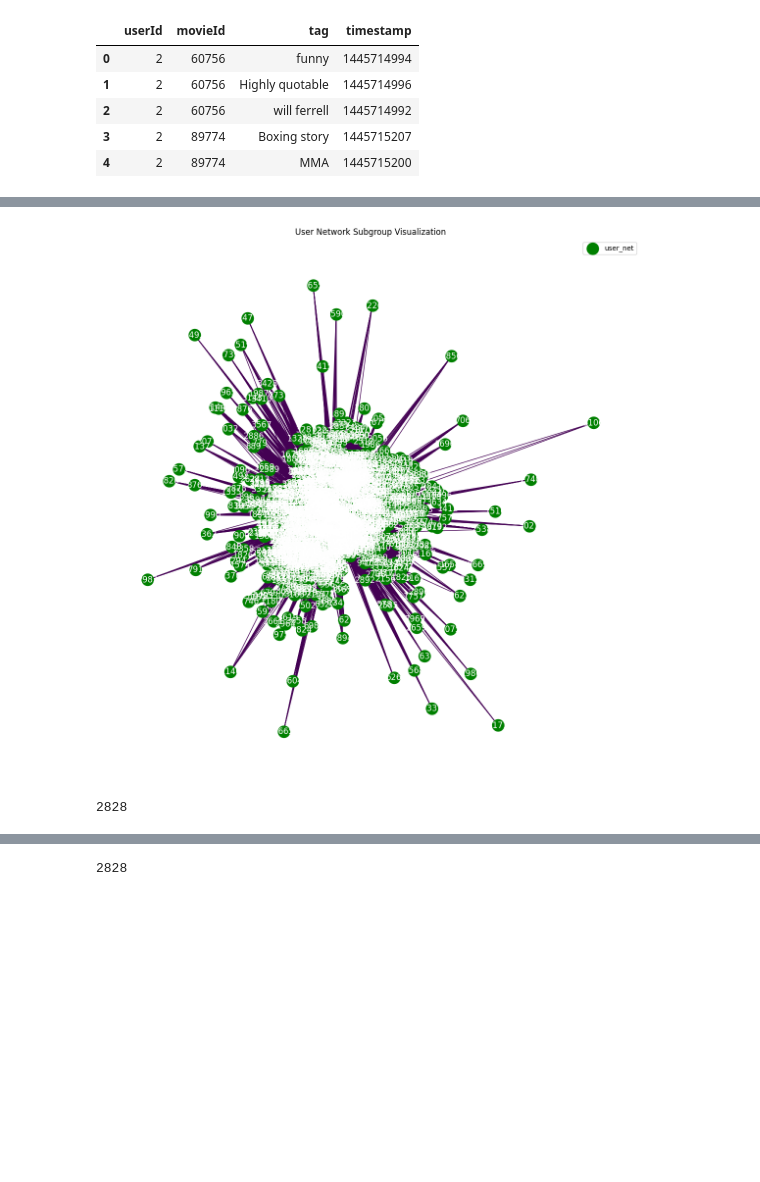
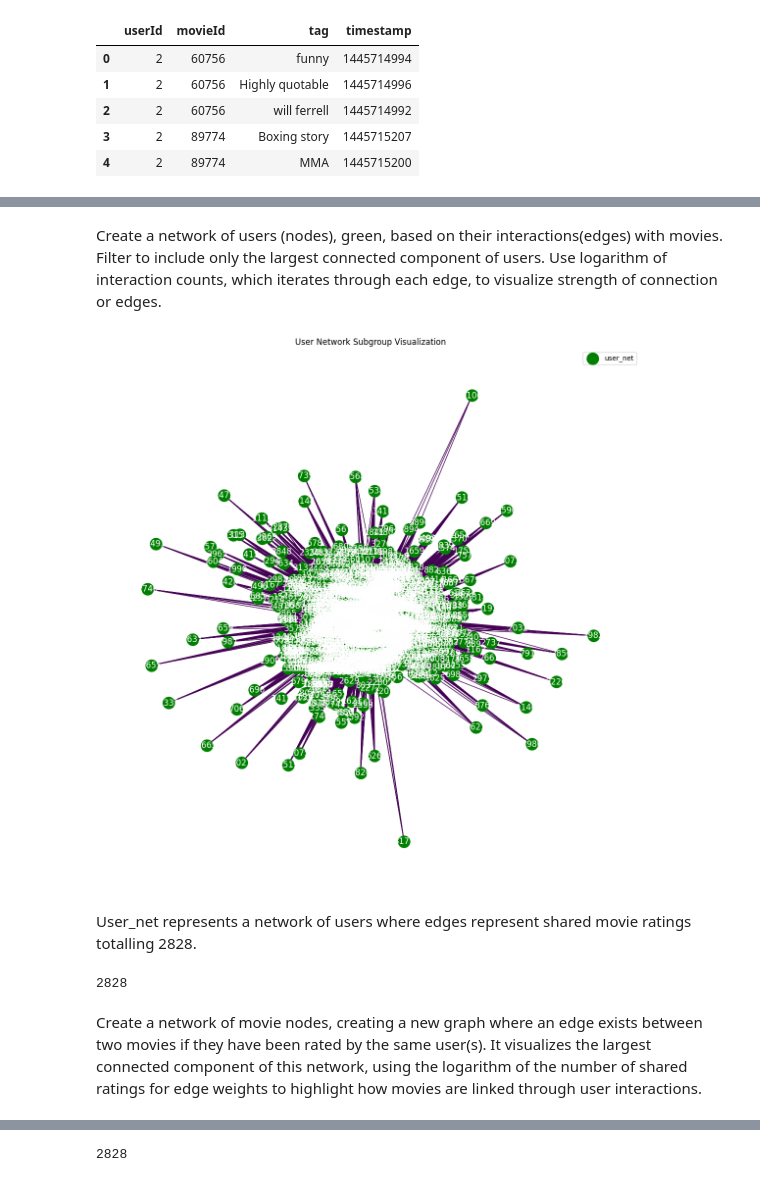
Before and after one commit to suswong/DATA-620, a Jupyter notebook: Project_2_.ipynb, the cells around one changed output, grey strips where cells are left out. Saved outputs shown, nothing was run; the diff lists cells and outputs as text; code cells hidden in the pictures; blank space fills up the shorter version.

```diff
--- a/Project_2_.ipynb
+++ b/Project_2_.ipynb
@@ -80,3 +88,9 @@ df.head()
 | 874 | 1 | 7 | 1 | 4.5 | 1106635946 | 2 | Jumanji (1995) | Adventure|Children|Fantasy | 2 | ... |
 | 1434 | 1 | 15 | 1 | 2.5 | 1510577970 | 2 | Jumanji (1995) | Adventure|Children|Fantasy | 2 | ... |
 | 1667 | 1 | 17 | 1 | 4.5 | 1305696483 | 2 | Jumanji (1995) | Adventure|Children|Fantasy | 2 | ... |
+# %%
+unique_users = df['userId'].unique()
+
+total_users = len(unique_users)
+
+print(f" unique users: {total_users}")
@@ -98,26 +120,29 @@ plt.show()
+# %% [markdown]
+Create a network of users (nodes), green, based on their interactions(edges) with movies. Filter to include only the largest connected component of users. Use logarithm of interaction counts, which iterates through each edge, to visualize strength of connection or edges.
 # %%
-user_net = nx.bipartite.weighted_projected_graph(G, df['userId'].unique())
+user_net = nx.bipartite.weighted_projected_graph(G, unique_users)
 
-# Get the largest connected component of the user network
 largest_component = max(nx.connected_components(user_net), key=len)
 user_net = user_net.subgraph(largest_component).copy()
 
-# Calculate logarithm of edge weights for visualization
 weights = [math.log(edata['weight']) for u, v, edata in user_net.edges(data=True)]
 
-# Plotting the user network
 plt.figure(figsize=(11, 11))
-pos = nx.spring_layout(user_net)  # Layout algorithm for node positioning
+pos = nx.spring_layout(user_net)
 nx.draw(user_net, pos, node_color='g', with_labels=True, node_size=300, font_color='w', edge_color=weights, cmap=plt.cm.Blues)
 plt.title('User Network Subgroup Visualization')
 plt.legend(["user_net"])
 plt.show()
 # %% [output]
-[figure, old version]
+[figure, new version]
+# %% [markdown]
+User_net represents a network of users where edges represent shared movie ratings totalling 2828.
 # %%
 len(user_net)
 # %% [output]
 2828
+# %% [markdown]
+Create a network of movie nodes, creating a new graph where an edge exists between two movies if they have been rated by the same user(s). It visualizes the largest connected component of this network, using the logarithm of the number of shared ratings for edge weights to highlight how movies are linked through user interactions.
 # %%
 movie_net = nx.bipartite.weighted_projected_graph(G, df['movieId'].unique())
 
```
Also changed, not shown: parts of 44 cells of this notebook.
